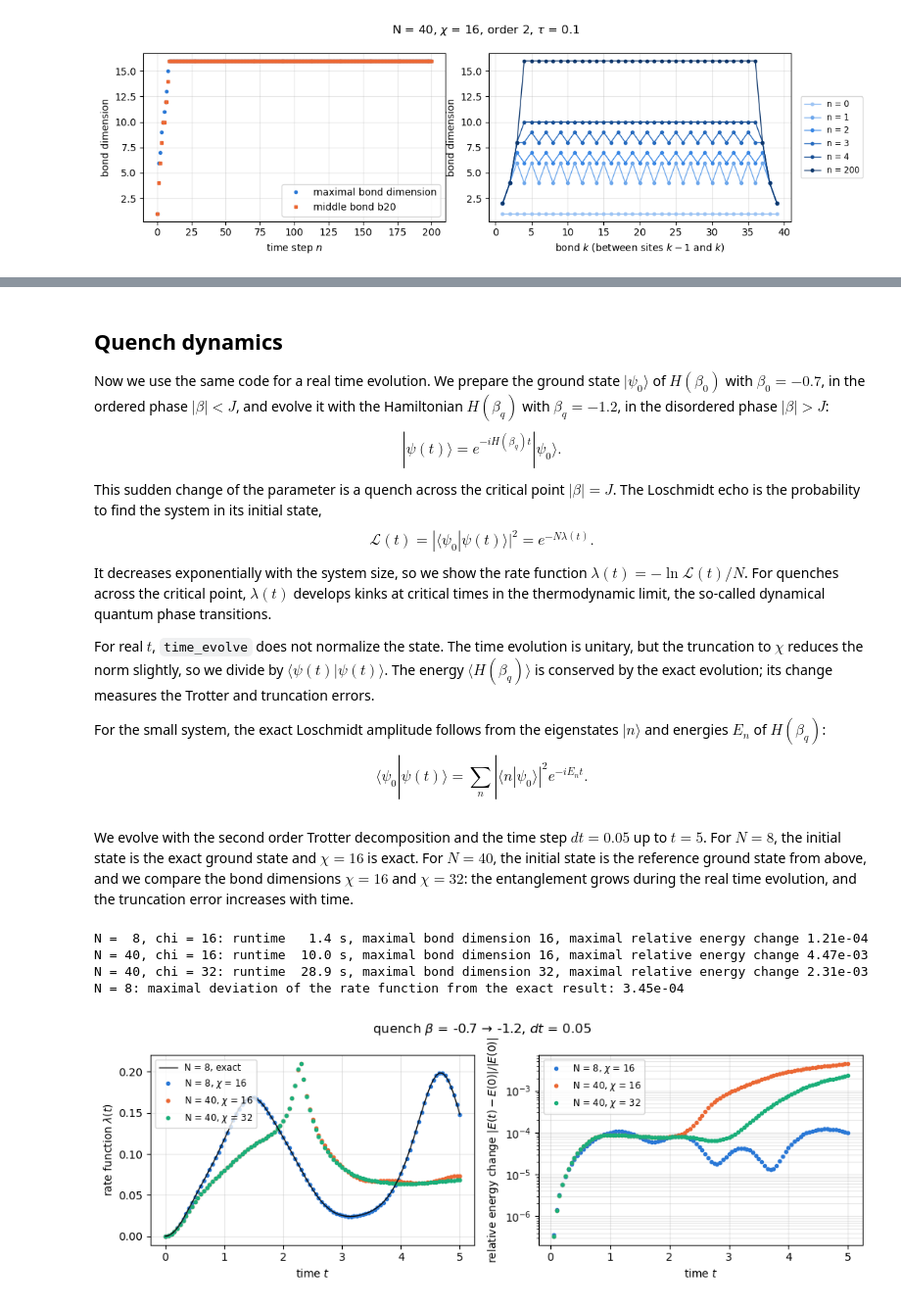
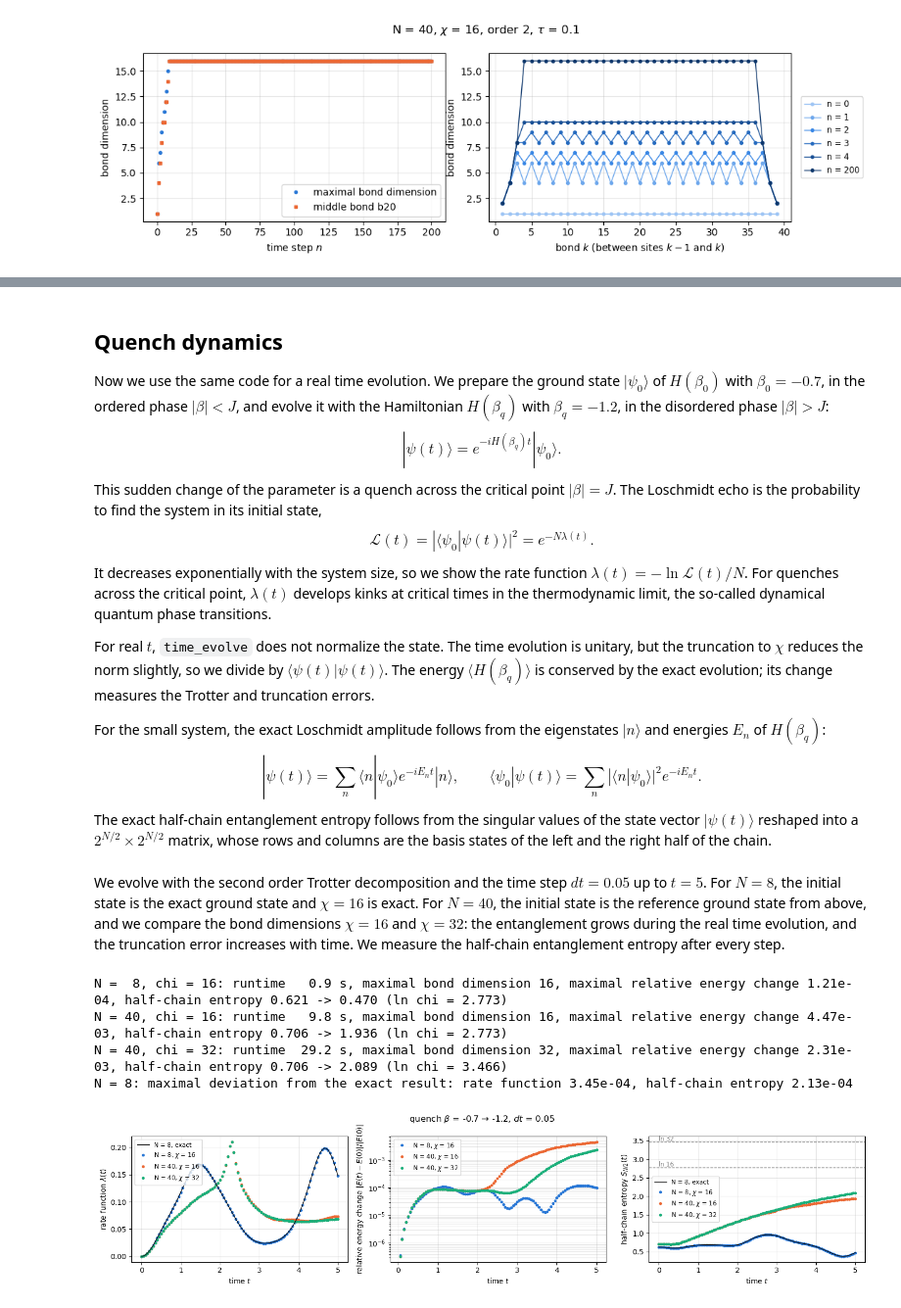
Before and after one commit to manuschneider/TensorNetworkLecture, a Jupyter notebook: ImaginaryTimeEvolution.ipynb, the cells around one changed output, grey strips where cells are left out. Shown at 98% size. Cells and saved outputs as stored; diff of their text form; code cells hidden in the pictures.

Commit message:
added entanglement growth during time evolution

```diff
--- a/ImaginaryTimeEvolution.ipynb
+++ b/ImaginaryTimeEvolution.ipynb
@@ -564,26 +635,36 @@ For real $t$, `time_evolve` does not normalize the state. The time evolution is
 
 For the small system, the exact Loschmidt amplitude follows from the eigenstates $|n\rangle$ and energies $E_n$ of $H(\beta_q)$:
 $$
+|\psi(t)\rangle = \sum_n \langle n|\psi_0\rangle e^{-iE_n t} |n\rangle, \qquad
 \langle\psi_0|\psi(t)\rangle = \sum_n |\langle n|\psi_0\rangle|^2 e^{-iE_n t} .
 $$
+The exact half-chain entanglement entropy follows from the singular values of the state vector $|\psi(t)\rangle$ reshaped into a $2^{N/2} \times 2^{N/2}$ matrix, whose rows and columns are the basis states of the left and the right half of the chain.
 # %%
 def loschmidt_rate(states, psi0):
     N = len(psi0)
     return [-math.log(abs(exp_val(psi, bra=psi0)) ** 2 / exp_val(psi).real) / N for psi in states]
 
-def exact_loschmidt_rate(N, J, beta0, beta_q, times):
+def exact_quench(N, J, beta0, beta_q, times):
+    # exact rate function and half-chain entanglement entropy from the eigenstates |n> of H(beta_q)
     _, V0 = cytnx.linalg.Eigh(dense_hamiltonian(N, J, beta0))
     Eq, Vq = cytnx.linalg.Eigh(dense_hamiltonian(N, J, beta_q))
     c = cytnx.linalg.Matmul(Vq.permute(1, 0).contiguous(), V0[:, 0:1].contiguous())  # c_n = <n|psi0>
-    weights = [abs(c[n, 0].item()) ** 2 for n in range(2 ** N)]
+    coeffs = [c[n, 0].item() for n in range(2 ** N)]
     energies = [Eq[n].item() for n in range(2 ** N)]
-    rates = []
+    Vq = Vq.astype(cytnx.Type.ComplexDouble)
+    rates, entropies = [], []
     for t in times:
-        amplitude = sum(w * cmath.exp(-1j * E * t) for w, E in zip(weights, energies))
+        phases = cytnx.zeros([2 ** N, 1], dtype=cytnx.Type.ComplexDouble)
+        for n in range(2 ** N):
+            phases[n, 0] = coeffs[n] * cmath.exp(-1j * energies[n] * t)  # c_n e^{-i E_n t}
+        amplitude = sum(coeffs[n] * phases[n, 0].item() for n in range(2 ** N))  # <psi0|psi(t)>
         rates.append(-math.log(abs(amplitude) ** 2) / N)
-    return rates
+        psi_t = cytnx.linalg.Matmul(Vq, phases).reshape(2 ** (N // 2), 2 ** (N - N // 2))  # psi(t) as a matrix
+        S = cytnx.linalg.Svd(psi_t, is_UvT=False)[0]
+        entropies.append(entropy([S[j].item() for j in range(S.shape()[0])]))
+    return rates, entropies
 # %% [markdown]
-We evolve with the second order Trotter decomposition and the time step $dt = 0.05$ up to $t = 5$. For $N = 8$, the initial state is the exact ground state and $\chi = 16$ is exact. For $N = 40$, the initial state is the reference ground state from above, and we compare the bond dimensions $\chi = 16$ and $\chi = 32$: the entanglement grows during the real time evolution, and the truncation error increases with time.
+We evolve with the second order Trotter decomposition and the time step $dt = 0.05$ up to $t = 5$. For $N = 8$, the initial state is the exact ground state and $\chi = 16$ is exact. For $N = 40$, the initial state is the reference ground state from above, and we compare the bond dimensions $\chi = 16$ and $\chi = 32$: the entanglement grows during the real time evolution, and the truncation error increases with time. We measure the half-chain entanglement entropy after every step.
 # %%
 beta_q = -1.2
 dt = 0.05
@@ -592,43 +673,53 @@ times = [n * dt for n in range(nsteps + 1)]
 
 N = 8
 _, psi0_small = exact_ground_state(N, J, beta)
-exact_rate = exact_loschmidt_rate(N, J, beta, beta_q, times)
+exact_rate, exact_entropy = exact_quench(N, J, beta, beta_q, times)
 
 quench_runs = []
 for N, psi0, chi in [(8, psi0_small, 16), (40, psi_ref, 16), (40, psi_ref, 32)]:
     energies, psi, norms, states, runtimes = time_evolve(psi0, J, beta_q, dt, chi=chi, order=2, nsteps=nsteps,
                                                          maxit=20, tol=1e-10, save_states=True)
-    quench_runs.append(dict(label=f"N = {N}, $\\chi$ = {chi}", rate=loschmidt_rate(states, psi0), energies=energies))
-    print("N = %2d, chi = %2d: runtime %5.1f s, maximal bond dimension %2d, maximal relative energy change %.2e"
+    quench_runs.append(dict(label=f"N = {N}, $\\chi$ = {chi}", chi=chi, rate=loschmidt_rate(states, psi0),
+                            entropy=half_chain_entropy(states), energies=energies))
+    print("N = %2d, chi = %2d: runtime %5.1f s, maximal bond dimension %2d, maximal relative energy change %.2e, "
+          "half-chain entropy %.3f -> %.3f (ln chi = %.3f)"
           % (N, chi, runtimes[-1], max(bond_dimensions(psi)),
-             max(abs(E - energies[0]) / abs(energies[0]) for E in energies)))
+             max(abs(E - energies[0]) / abs(energies[0]) for E in energies),
+             quench_runs[-1]["entropy"][0], quench_runs[-1]["entropy"][-1], math.log(chi)))
 
-print("N = 8: maximal deviation of the rate function from the exact result: %.2e"
-      % max(abs(a - b) for a, b in zip(quench_runs[0]["rate"], exact_rate)))
+print("N = 8: maximal deviation from the exact result: rate function %.2e, half-chain entropy %.2e"
+      % (max(abs(a - b) for a, b in zip(quench_runs[0]["rate"], exact_rate)),
+         max(abs(a - b) for a, b in zip(quench_runs[0]["entropy"], exact_entropy))))
 # %% [output]
-N =  8, chi = 16: runtime   1.4 s, maximal bond dimension 16, maximal relative energy change 1.21e-04
-N = 40, chi = 16: runtime  10.0 s, maximal bond dimension 16, maximal relative energy change 4.47e-03
-N = 40, chi = 32: runtime  28.9 s, maximal bond dimension 32, maximal relative energy change 2.31e-03
-N = 8: maximal deviation of the rate function from the exact result: 3.45e-04
+N =  8, chi = 16: runtime   0.9 s, maximal bond dimension 16, maximal relative energy change 1.21e-04, half-chain entropy 0.621 -> 0.470 (ln chi = 2.773)
+N = 40, chi = 16: runtime   9.8 s, maximal bond dimension 16, maximal relative energy change 4.47e-03, half-chain entropy 0.706 -> 1.936 (ln chi = 2.773)
+N = 40, chi = 32: runtime  29.2 s, maximal bond dimension 32, maximal relative energy change 2.31e-03, half-chain entropy 0.706 -> 2.089 (ln chi = 3.466)
+N = 8: maximal deviation from the exact result: rate function 3.45e-04, half-chain entropy 2.13e-04
 # %%
 colors = ["#2a78d6", "#eb6834", "#1baf7a"]  # one color per run
-fig, (ax1, ax2) = plt.subplots(1, 2, figsize=(10, 3.5))
+fig, (ax1, ax2, ax3) = plt.subplots(1, 3, figsize=(15, 3.5))
 ax1.plot(times, exact_rate, "-", color="#0b0b0b", linewidth=1, zorder=3, label="N = 8, exact")
+ax3.plot(times, exact_entropy, "-", color="#0b0b0b", linewidth=1, zorder=3, label="N = 8, exact")
 for color, run in zip(colors, quench_runs):
     ax1.plot(times, run["rate"], "o", color=color, markersize=3, label=run["label"])
     energy_change = [abs(E - run["energies"][0]) / abs(run["energies"][0]) for E in run["energies"][1:]]
     ax2.semilogy(times[1:], energy_change, "o", color=color, markersize=3, label=run["label"])
+    ax3.plot(times, run["entropy"], "o", color=color, markersize=3, label=run["label"])
+for chi in sorted({run["chi"] for run in quench_runs}):
+    ax3.axhline(math.log(chi), color="#7a7a7a", linestyle="--", linewidth=1)
+    ax3.text(times[0], math.log(chi) + 0.03, f"ln {chi}", color="#7a7a7a", fontsize="small")
 ax1.set_ylabel(r"rate function $\lambda(t)$")
 ax2.set_ylabel(r"relative energy change $|E(t) - E(0)| / |E(0)|$")
-for ax in (ax1, ax2):
+ax3.set_ylabel(r"half-chain entropy $S_{N/2}(t)$")
+for ax in (ax1, ax2, ax3):
     ax.set_xlabel("time $t$")
     ax.grid(True, which="both", alpha=0.3)
     ax.legend(fontsize="small")
 fig.suptitle(f"quench $\\beta$ = {beta} $\\to$ {beta_q}, $dt$ = {dt}")
 plt.tight_layout()
 plt.show()
 # %% [output]
-[figure, old version]
+[figure, new version]
 # %% [markdown]
 For $N = 8$, the MPS result agrees with the exact rate function up to the Trotter error. For $N = 40$, the rate function has a sharp peak, which develops into the kink of a dynamical quantum phase transition for $N \to \infty$; for $N = 8$, the finite size smooths it into a broad maximum.
 
```
Also changed, not shown: parts of 7 cells of this notebook.
